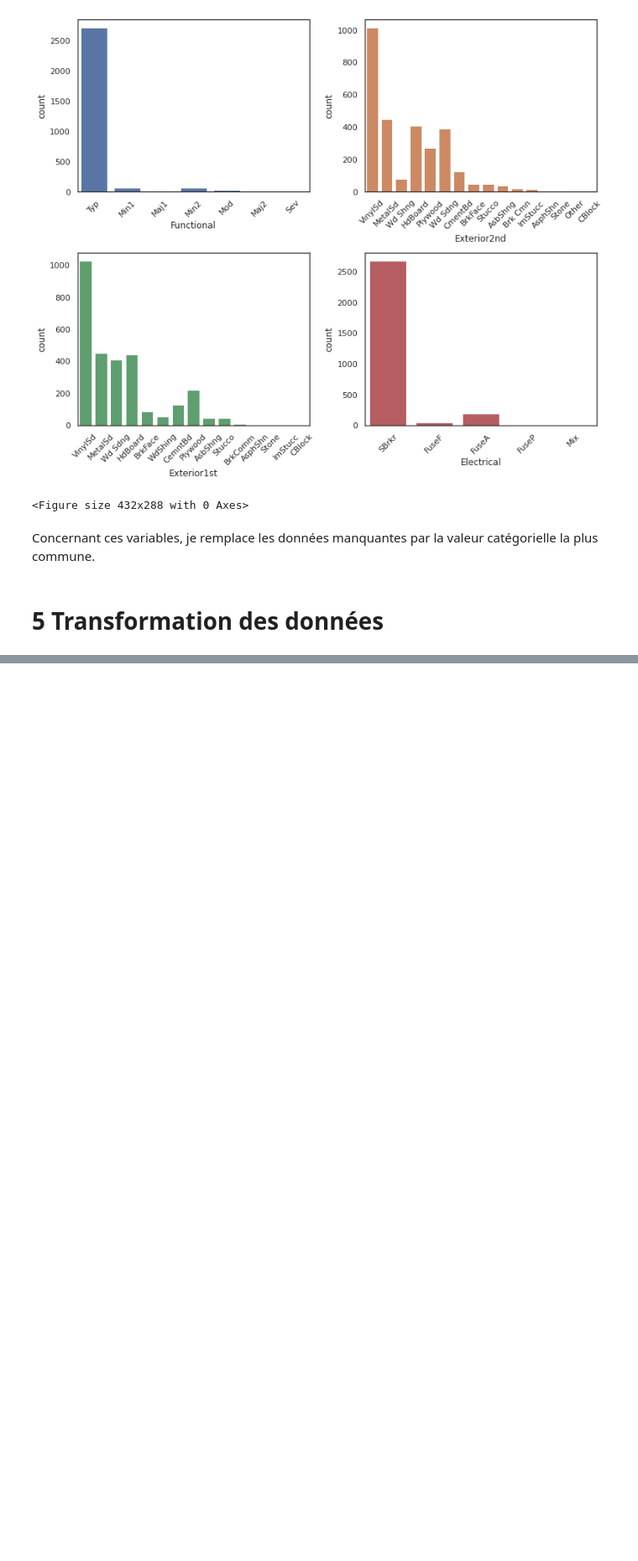
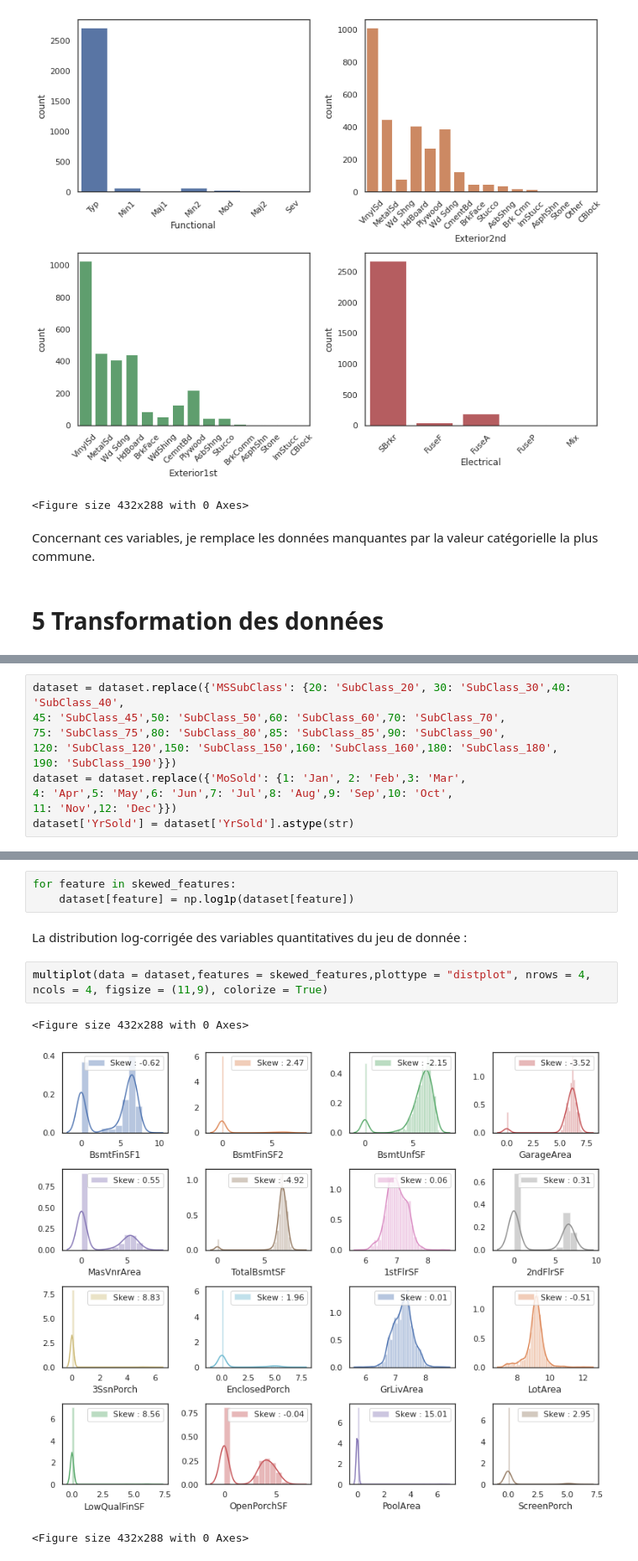
Before and after one commit to Grelot/machine_learning_demo, a Jupyter notebook: house_prices_advanced_regression_techiques.ipynb, the cells around one changed output, grey strips where cells are left out. Shown at 84% size. Saved outputs shown, nothing was run; the diff lists cells and outputs as text; blank space fills up the shorter version.

```diff
--- a/house_prices_advanced_regression_techiques.ipynb
+++ b/house_prices_advanced_regression_techiques.ipynb
@@ -355,0 +360,10 @@ Concernant ces variables, je remplace les données manquantes par la valeur cat
+# %%
+dataset = dataset.replace({'MSSubClass': {20: 'SubClass_20', 30: 'SubClass_30',40: 'SubClass_40',
+45: 'SubClass_45',50: 'SubClass_50',60: 'SubClass_60',70: 'SubClass_70',
+75: 'SubClass_75',80: 'SubClass_80',85: 'SubClass_85',90: 'SubClass_90',
+120: 'SubClass_120',150: 'SubClass_150',160: 'SubClass_160',180: 'SubClass_180',
+190: 'SubClass_190'}})
+dataset = dataset.replace({'MoSold': {1: 'Jan', 2: 'Feb',3: 'Mar',
+4: 'Apr',5: 'May',6: 'Jun',7: 'Jul',8: 'Aug',9: 'Sep',10: 'Oct',
+11: 'Nov',12: 'Dec'}})
+dataset['YrSold'] = dataset['YrSold'].astype(str)
@@ -355,0 +432,11 @@ Concernant ces variables, je remplace les données manquantes par la valeur cat
+# %%
+for feature in skewed_features:
+    dataset[feature] = np.log1p(dataset[feature])
+# %% [markdown]
+La distribution log-corrigée des variables quantitatives du jeu de donnée :
+# %%
+multiplot(data = dataset,features = skewed_features,plottype = "distplot", nrows = 4, ncols = 4, figsize = (11,9), colorize = True)
+# %% [output]
+<Figure size 432x288 with 0 Axes>
+[figure, added]
+<Figure size 432x288 with 0 Axes>
```
Also changed, not shown: parts of 17 cells of this notebook, 1 other file.
